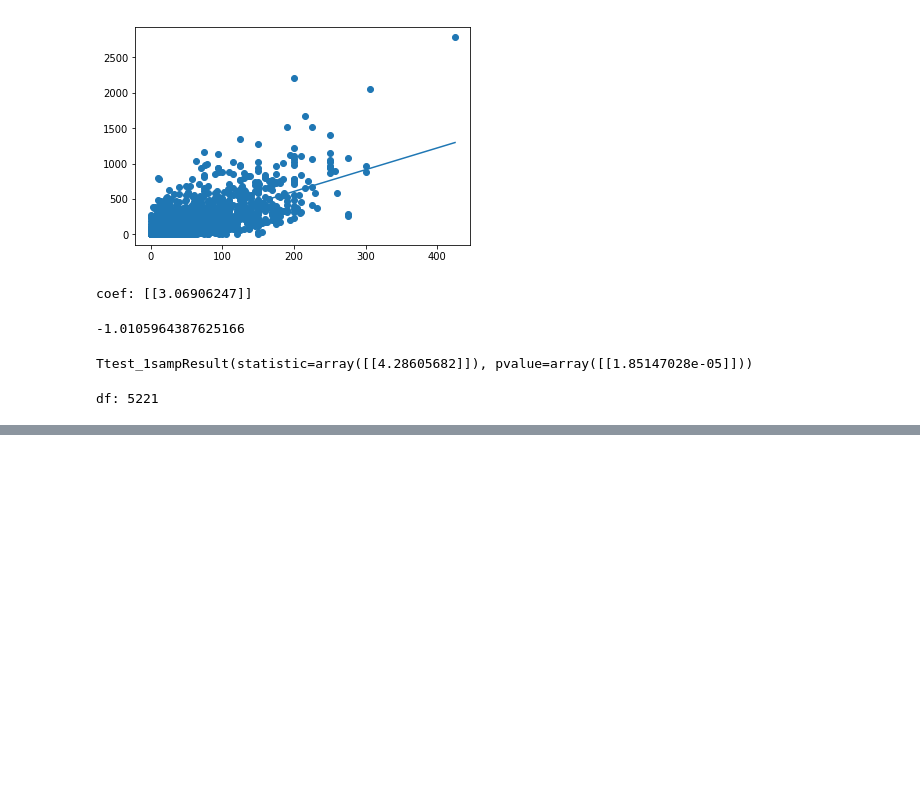
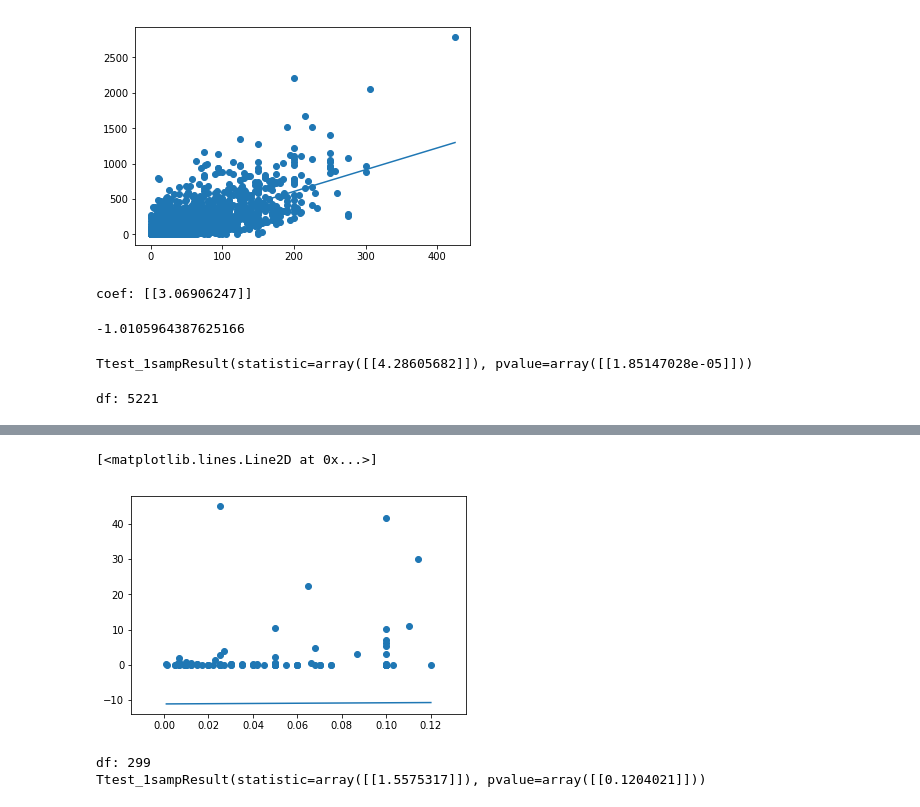
Before and after one commit to Max-Fu/AP-Statistics-Final-Project, a Jupyter notebook: Program/Analysis.ipynb, the cells around one changed output, grey strips where cells are left out. Drawn from its saved outputs; the diff is of its cells as text; code cells hidden in the pictures; blank space fills up the shorter version.

```diff
--- a/Program/Analysis.ipynb
+++ b/Program/Analysis.ipynb
@@ -91,3 +100,12 @@ df: 100
 Ttest_1sampResult(statistic=array([[0.14159829]]), pvalue=array([[0.88768506]]))
+# %%
+# Sample Graph
+
+prediction=linearReg.predict(np.sort(budget[-100:], axis=0))
+plt.scatter(budget[-100:], WorldwideGross[-100:])
+plt.plot(np.sort(budget[-100:], axis=0),prediction)
+# %% [output]
+[<matplotlib.lines.Line2D at 0x...>]
+[figure, added]
 # %%
 # since p value is larger than alpha, fail to reject Ho. Meaning that this rule applies to the movies that has a low rating
@@ -93,0 +118,10 @@ Ttest_1sampResult(statistic=array([[0.14159829]]), pvalue=array([[0.88768506]]))
+# %%
+linearReg.fit(sampleBudget, sampleGross)
+coef = linearReg.coef_
+r = sampleGross/sampleBudget
+df = len(r)-1
+print("df:", df)
+print(stats.ttest_1samp(r, coef))
+# %% [output]
+df: 299
+Ttest_1sampResult(statistic=array([[1.5575317]]), pvalue=array([[0.1204021]]))
```
Also changed, not shown: parts of 8 cells of this notebook.
